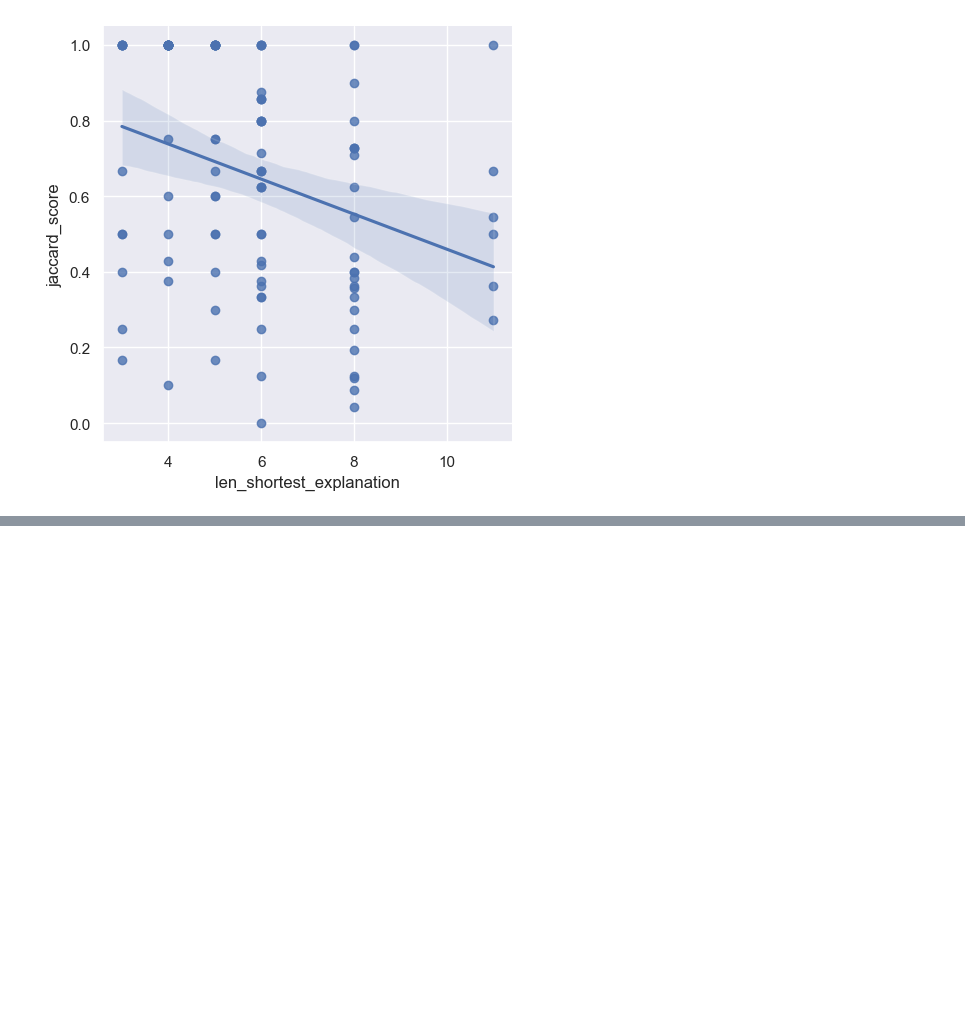
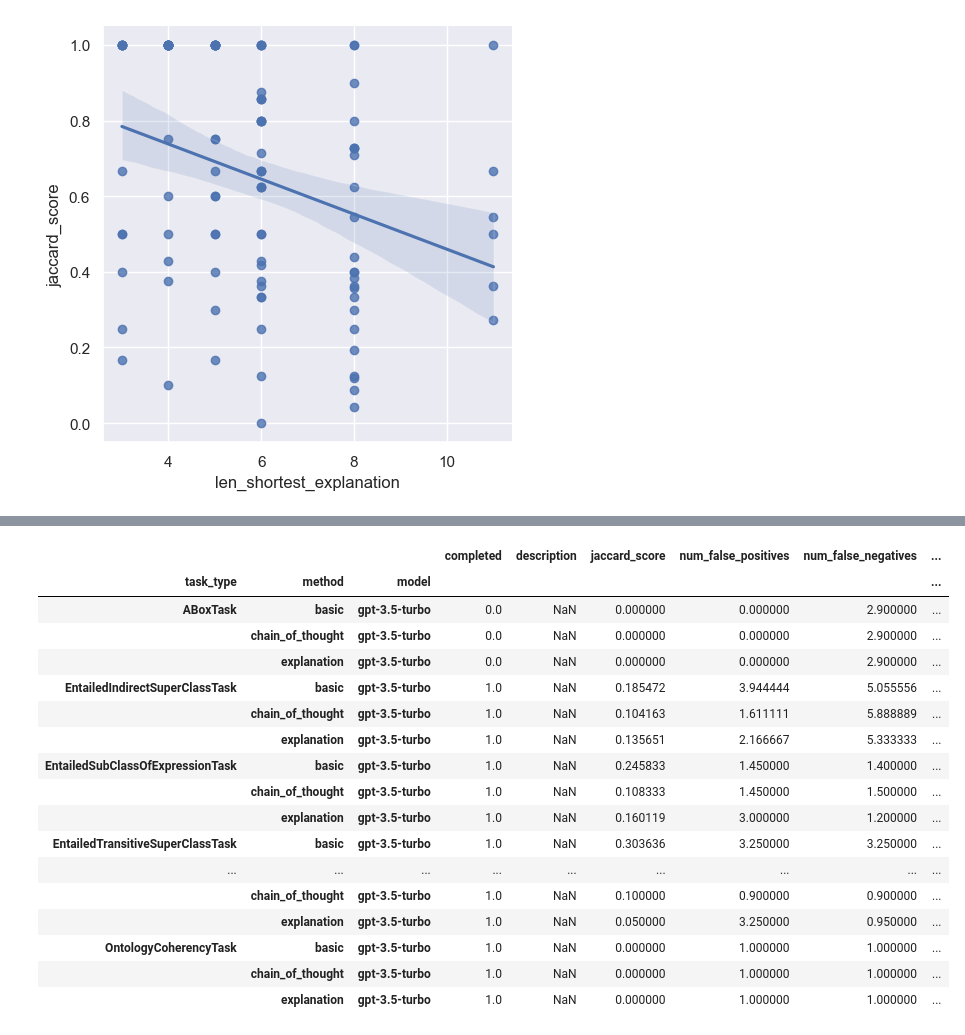
Before and after one commit to cmungall/gpt-reasoning-manuscript, a Jupyter notebook: notebooks/ReasonGPT-Results.ipynb, the cells around one changed output, grey strips where cells are left out. Drawn from its saved outputs; the diff is of its cells as text; code cells hidden in the pictures; blank space fills up the shorter version.

```diff
--- a/notebooks/ReasonGPT-Results.ipynb
+++ b/notebooks/ReasonGPT-Results.ipynb
@@ -274,0 +301,23 @@ df.query("task_type == 'EntailedTransitiveSuperClassTask' and model == 'gpt-3.5-
+# %%
+obf_df=pd.read_csv("../data/results-obf-20.tsv", sep="\t")
+# %%
+obf_df.groupby(GROUPS).mean(numeric_only=True)
+# %% [output]
+|  |  |  | completed | description | jaccard_score | num_false_positives | num_false_negatives | ... |
+| task_type | method | model |  |  |  |  |  | ... |
+| ABoxTask | basic | gpt-3.5-turbo | 0.0 | NaN | 0.000000 | 0.000000 | 2.900000 | ... |
+|  | chain_of_thought | gpt-3.5-turbo | 0.0 | NaN | 0.000000 | 0.000000 | 2.900000 | ... |
+|  | explanation | gpt-3.5-turbo | 0.0 | NaN | 0.000000 | 0.000000 | 2.900000 | ... |
+| EntailedIndirectSuperClassTask | basic | gpt-3.5-turbo | 1.0 | NaN | 0.185472 | 3.944444 | 5.055556 | ... |
+|  | chain_of_thought | gpt-3.5-turbo | 1.0 | NaN | 0.104163 | 1.611111 | 5.888889 | ... |
+|  | explanation | gpt-3.5-turbo | 1.0 | NaN | 0.135651 | 2.166667 | 5.333333 | ... |
+| EntailedSubClassOfExpressionTask | basic | gpt-3.5-turbo | 1.0 | NaN | 0.245833 | 1.450000 | 1.400000 | ... |
+|  | chain_of_thought | gpt-3.5-turbo | 1.0 | NaN | 0.108333 | 1.450000 | 1.500000 | ... |
+|  | explanation | gpt-3.5-turbo | 1.0 | NaN | 0.160119 | 3.000000 | 1.200000 | ... |
+| EntailedTransitiveSuperClassTask | basic | gpt-3.5-turbo | 1.0 | NaN | 0.303636 | 3.250000 | 3.250000 | ... |
+| ... | ... | ... | ... | ... | ... | ... | ... | ... |
+|  | chain_of_thought | gpt-3.5-turbo | 1.0 | NaN | 0.100000 | 0.900000 | 0.900000 | ... |
+|  | explanation | gpt-3.5-turbo | 1.0 | NaN | 0.050000 | 3.250000 | 0.950000 | ... |
+| OntologyCoherencyTask | basic | gpt-3.5-turbo | 1.0 | NaN | 0.000000 | 1.000000 | 1.000000 | ... |
+|  | chain_of_thought | gpt-3.5-turbo | 1.0 | NaN | 0.000000 | 1.000000 | 1.000000 | ... |
+|  | explanation | gpt-3.5-turbo | 1.0 | NaN | 0.000000 | 1.000000 | 1.000000 | ... |
```
Also changed, not shown: parts of 34 cells of this notebook, 4 other files.
